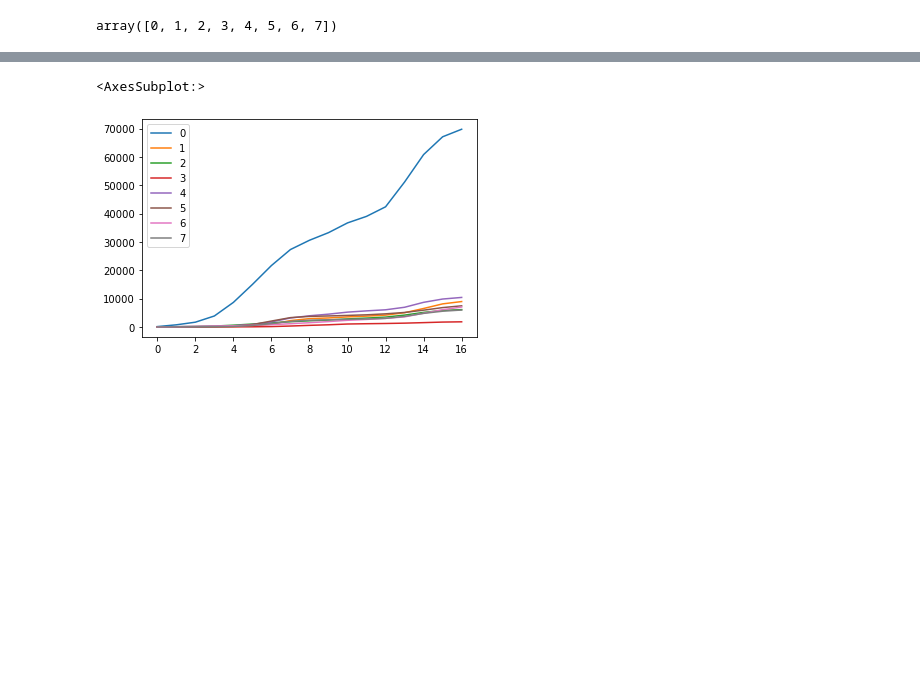
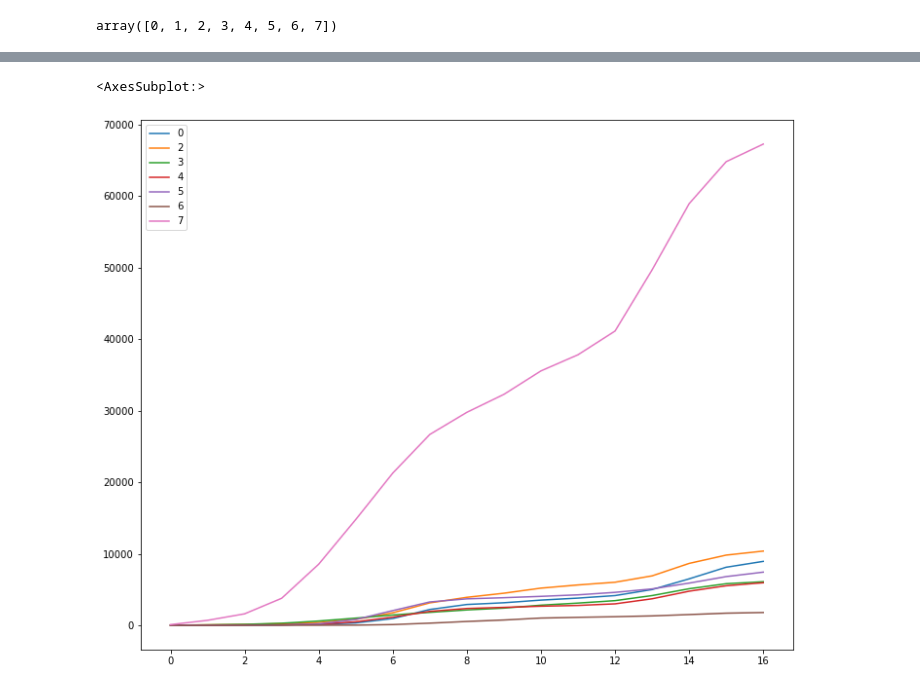
Before and after one commit to pabanib/Covid2, a Jupyter notebook: Autoencoders.ipynb, the cells around one changed output, grey strips where cells are left out. Drawn from its saved outputs; the diff is of its cells as text; code cells hidden in the pictures; blank space fills up the shorter version.

```diff
--- a/Autoencoders.ipynb
+++ b/Autoencoders.ipynb
@@ -661,8 +678,10 @@ array([108.5912327 , 139.40468862])
 # %%
-eva.bd_locales['fallecido'].iloc[:,:-1].groupby(km.labels_).sum().T.plot()
+filtro = km.labels_ != 1
+labels = km.labels_[km.labels_ != 1]
+eva.bd_locales['fallecido'].iloc[:,:-1][filtro].groupby(labels).sum().T.plot(figsize = (12,10))
 # %% [output]
 <AxesSubplot:>
-[figure, old version]
+[figure, new version]
 # %%
 eva.rdos_glob['clasificac']['lqperi'].matriz_intersec_deb.mean(axis = 1)
 # %% [output]
```
Also changed, not shown: parts of 75 cells of this notebook, 4 other files.
